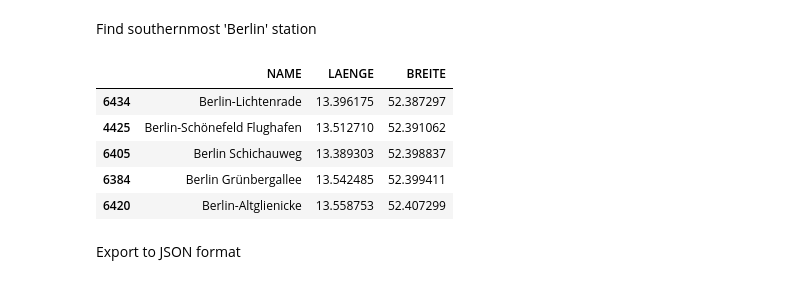
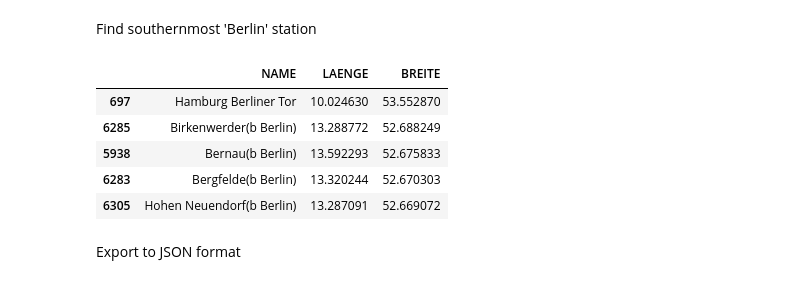
Before and after one commit to RailProfAC/ifvMiniWorkshop, a Jupyter notebook: 0-Basics.ipynb, the cells around one changed output. Drawn from its saved outputs; the diff is of its cells as text; code cells hidden in the pictures.

```diff
--- a/0-Basics.ipynb
+++ b/0-Basics.ipynb
@@ -295,15 +296,15 @@ df2.head()
 # %% [markdown]
 Find southernmost 'Berlin' station
 # %%
-df2.sort_values('BREITE', inplace = True)
+df2.sort_values('BREITE', inplace = True, ascending = False)
 df2.head()
 # %% [output]
 |  | NAME | LAENGE | BREITE |
-| 6434 | Berlin-Lichtenrade | 13.396175 | 52.387297 |
-| 4425 | Berlin-Schönefeld Flughafen | 13.512710 | 52.391062 |
-| 6405 | Berlin Schichauweg | 13.389303 | 52.398837 |
-| 6384 | Berlin Grünbergallee | 13.542485 | 52.399411 |
-| 6420 | Berlin-Altglienicke | 13.558753 | 52.407299 |
+| 697 | Hamburg Berliner Tor | 10.024630 | 53.552870 |
+| 6285 | Birkenwerder(b Berlin) | 13.288772 | 52.688249 |
+| 5938 | Bernau(b Berlin) | 13.592293 | 52.675833 |
+| 6283 | Bergfelde(b Berlin) | 13.320244 | 52.670303 |
+| 6305 | Hohen Neuendorf(b Berlin) | 13.287091 | 52.669072 |
 # %% [markdown]
 Export to JSON format
 # %%
```
Also changed, not shown: parts of 4 cells of this notebook, 4 other files.
